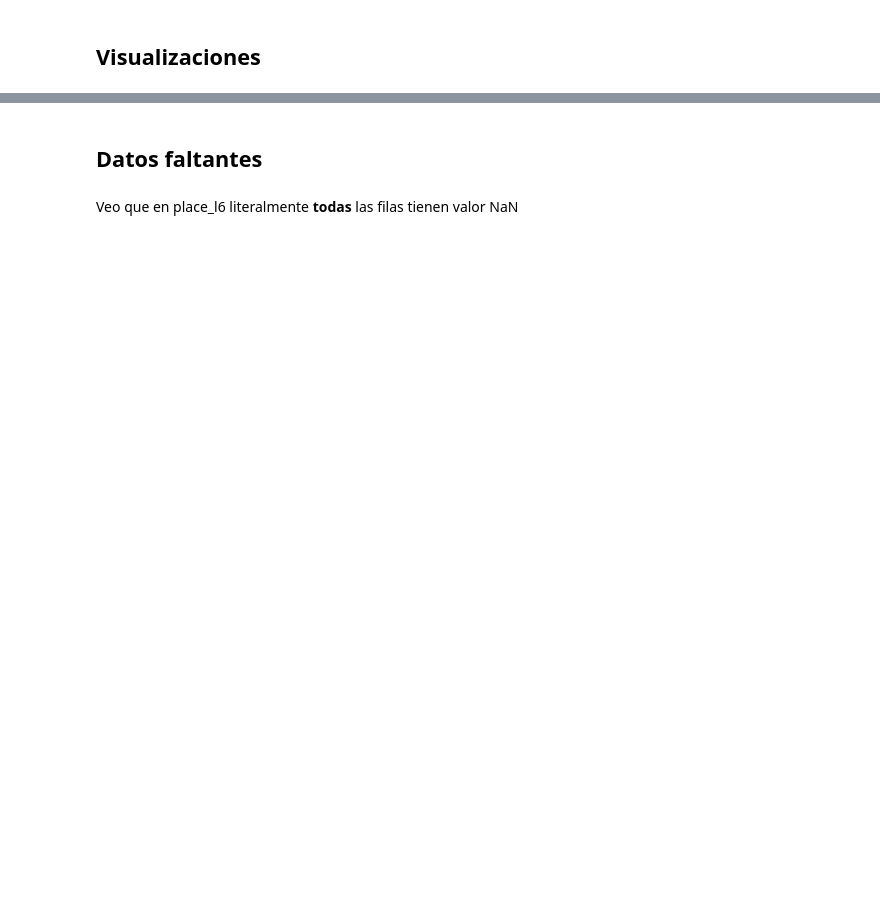
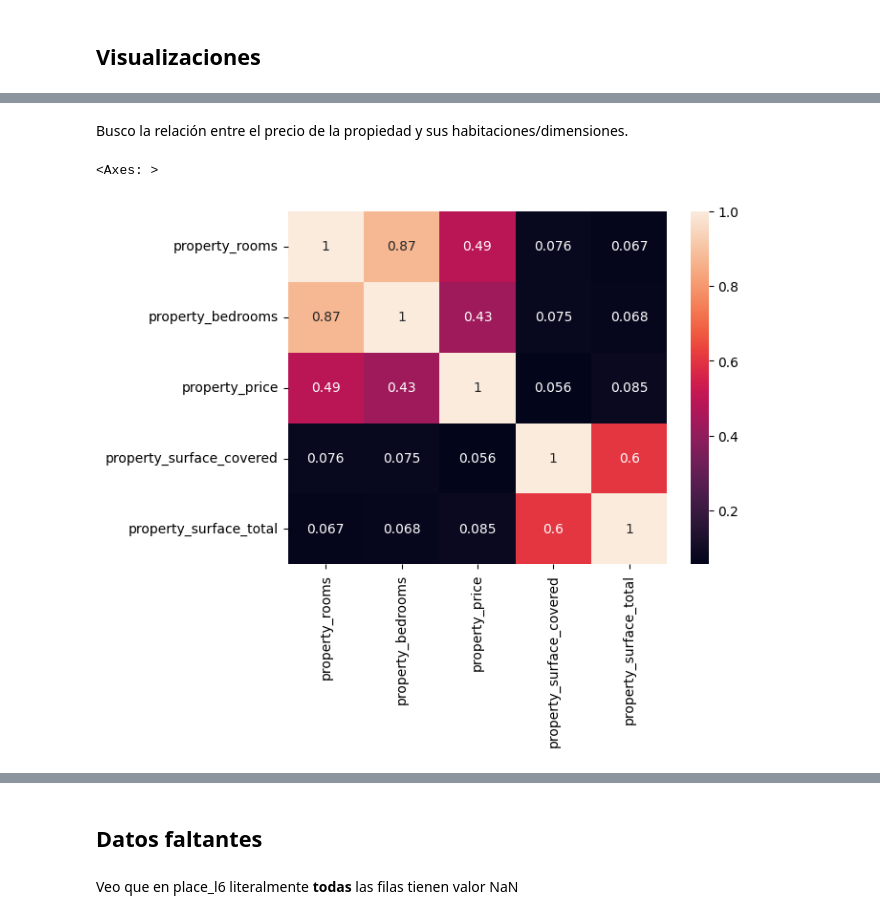
Before and after one commit to Taielmolina01/7506R-1C2024-GRUPO01, a Jupyter notebook: TP1/7506R_TP1_GRUPO01_ENTREGA.ipynb, the cells around one changed output, grey strips where cells are left out. Saved outputs shown, nothing was run; the diff lists cells and outputs as text; code cells hidden in the pictures; blank space fills up the shorter version.

```diff
--- a/TP1/7506R_TP1_GRUPO01_ENTREGA.ipynb
+++ b/TP1/7506R_TP1_GRUPO01_ENTREGA.ipynb
@@ -423,0 +426,7 @@ plt.show()
+# %% [markdown]
+Busco la relación entre el precio de la propiedad y sus habitaciones/dimensiones.
+# %%
+sns.heatmap(df[["property_rooms", "property_bedrooms", "property_price", "property_surface_covered", "property_surface_total"]].corr(), annot = True)
+# %% [output]
+<Axes: >
+[figure, added]
```
Also changed, not shown: parts of 44 cells of this notebook.
